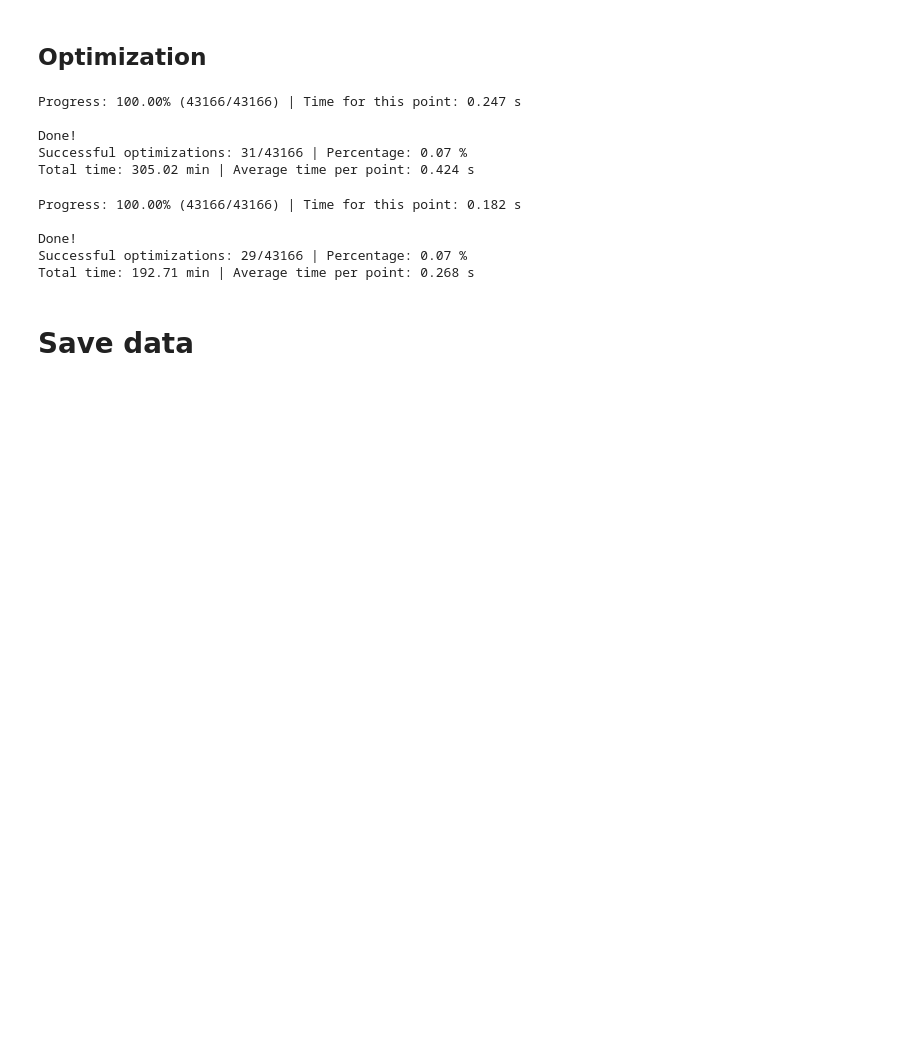
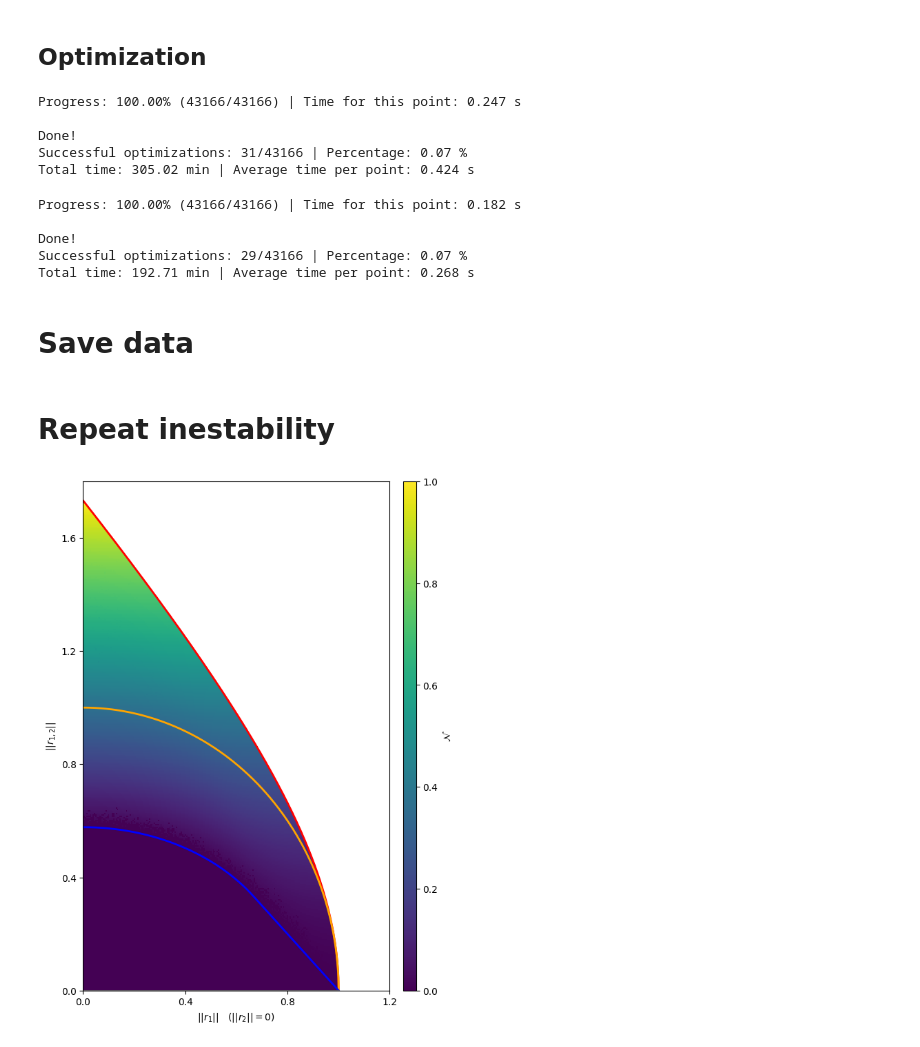
Before and after one commit to Garcia-Velo/-2024--bloch-lengths, a Jupyter notebook: notebooks/experiments/two_qubits/xz_plane.ipynb, the cells around one changed output. Drawn from its saved outputs; the diff is of its cells as text; code cells hidden in the pictures; blank space fills up the shorter version.

Commit message:
repeat inestability v.1.0

```diff
--- a/notebooks/experiments/two_qubits/xz_plane.ipynb
+++ b/notebooks/experiments/two_qubits/xz_plane.ipynb
@@ -221,3 +221,40 @@ Total time: 192.71 min | Average time per point: 0.268 s
 np.savez(data_dir / "trace_norm_exact.npz",
          max=max_ent,
          min=min_ent)
+# %% [markdown]
+# Repeat inestability
+# %%
+ent = np.load(data_dir / "trace_norm_exact.npz")
+
+ent_max = ent["max"]
+ent_min = ent["min"]
+# %%
+fig, ax = plt.subplots(figsize=(6, 8), constrained_layout=True)
+
+Dx, Dz = ent_max.shape
+x = np.linspace(0, 1, Dx)
+z = np.linspace(0, np.sqrt(3), Dz)
+
+X, Z = np.meshgrid(x, z, indexing='ij')
+
+mesh = ax.pcolormesh(X, Z, ent_max - 1, shading='auto', cmap='viridis', vmin=0, vmax=1)
+
+x = np.linspace(0, 1, 1000)
+z_upper = compute_bipartite_region_upper(2, x, 0)
+z_ent = compute_bipartite_region_ent(2, x, 0)
+z_sep = np.piecewise(x, [x <= 2/3, x > 2/3], [lambda x: np.sqrt(1/6 * (2 - 3 * x**2)), lambda x: 1 - x])
+z_lower = compute_bipartite_region_lower([2, 2], x, 0)
+
+ax.set(xlabel = r"$|| r_1 || \quad (|| r_2 || = 0)$", ylabel = r"$||r_{1, 2}||$", xlim = (0, 1.2), ylim = (0, 1.8),
+       xticks=np.arange(0, 1.3, 0.4), yticks=np.arange(0, 1.9, 0.4))
+ax.plot(x, z_upper, 'red', linewidth=2, label='Upper bound')
+ax.plot(x, z_ent, 'orange', linewidth=2, label='Entangled')
+ax.plot(x, z_sep, 'blue', linewidth=2, label='Separable')
+ax.plot(x, z_lower, 'grey', linewidth=2, label='Lower bound')
+
+cbar = fig.colorbar(mesh, ax=ax, label=r'$\mathcal{N}$', pad=0.02, aspect=40, shrink=1)
+cbar.set_ticks(list(np.linspace(0, 1, 6)))
+
+plt.show()
+# %% [output]
+[figure, added]
```
Also changed, not shown: parts of 5 cells of this notebook, 10 other files.
